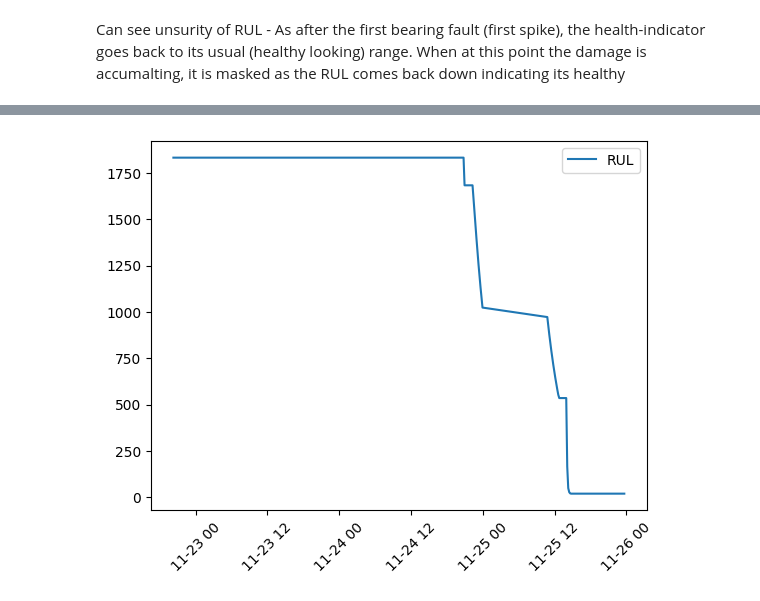
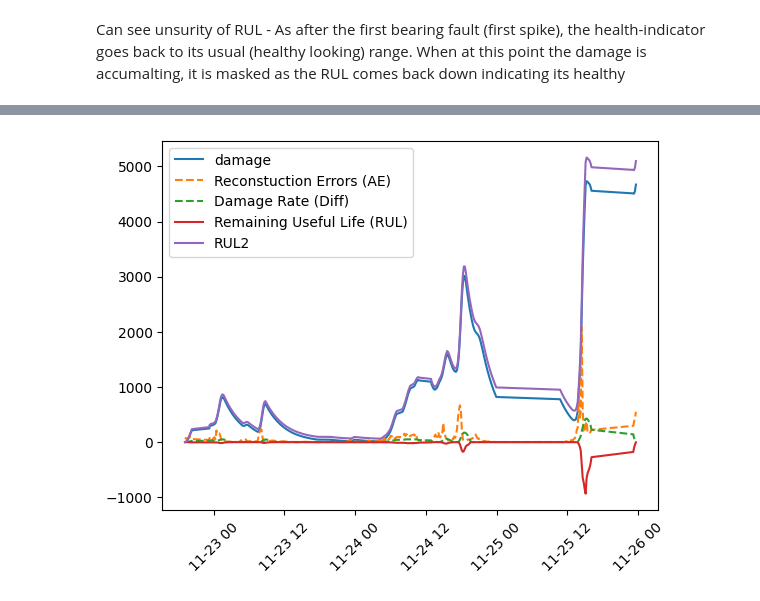
Before and after one commit to Patrick-Wigley/Retrofit-CbM, a Jupyter notebook: PdM/main/AIRULE.ipynb, the cells around one changed output, grey strips where cells are left out. Drawn from its saved outputs; the diff is of its cells as text; code cells hidden in the pictures.

```diff
--- a/PdM/main/AIRULE.ipynb
+++ b/PdM/main/AIRULE.ipynb
@@ -729,6 +736,9 @@ cumsum([1, 3, 5, 7])
 # Temp block - Trial and error (testing block)
 
 print("first anomaly: ", first_abnormal_idx)
+# .95 = Conservative fatigue
+# .97 = slow degradation
+# .99 = safety critical assets ??
 ALPHA = .95
 
 e = np.maximum(smoothed_error - threshold, 0)
@@ -739,47 +749,96 @@ damage.iloc[0] = 0
 for i in range(1, len(e)):
     damage.iloc[i] = (ALPHA * damage.iloc[i-1]) + e.iloc[i]
 
+
+
 # NOTE, the damage increases dramatically over time. Current time writing this note
 # The RUL dimishes more near the end as these are much more impactful
 print("first over threshold value: ", damage.loc[damage>0].index[0], " with value ", damage.loc[damage>0][0] )
-print(damage.loc[damage>0])
+print("\nDamages: ", damage.loc[damage>0])
 # print(damage)#.plot()
 
 # Same damage-rate cacluation (difference between neighbours identifies contiguous changes)
 WINDOW = 10
 damage_rate = damage.diff(WINDOW) / WINDOW
-eps = damage_rate[damage_rate > 0].quantile(.1)
-damage_rate = damage_rate.clip(lower=eps) # clip values to > .000001
+impactful_damage_rate = damage_rate[damage_rate>0]
+lowest_rate_of_change = impactful_damage_rate.quantile(.1)
+highest_rate_of_change = impactful_damage_rate.quantile(.99)
+print("\nLowest rate of change in impactful (>0) data rate: ", lowest_rate_of_change)
+print("Highest rate of change in impactful (>0) data rate: ", highest_rate_of_change)
+
+# Clip Lower bounds - to make smaller damage rates have no impact (damage ranges < .1 quantile, will ?)
+lower_boundary = impactful_damage_rate.quantile(.1)
+# Set (clip) values below the lowest_rate_of_change to this boundary (-2, -1, 2 < 1 -> clip -> 1, 1, 2)
+damage_rate = damage_rate.clip(lower=lower_boundary) # clip values to > .000001
+print("Damage Rage: ", damage_rate)
+
+
 
 # "In historical data, 99.5% of the time damage was below "
-critical_damage_score = damage.quantile(.05)
+critical_damage_score = damage.quantile(.95)
 print("Critical damage score: ", critical_damage_score)
 
 
-active = damage > 0
+active_mask = damage > 0
 RUL = pd.Series(index=damage.index, dtype=float)
-RUL[active] = (critical_damage_score - damage[active]) / damage_rate[active]
+print(RUL[1])
+
+STARTING_SCORE = 0
+damage_rate = damage_rate.loc[first_abnormal_idx:]
+damage_rate_w_memory = damage_rate.cummax()
+print("damage rate with mem: ", damage_rate_w_memory)
+
+
+damage_memory = (damage.cummax())
+RUL2 = damage + damage_rate_w_memory#.quantile(.95)
+
+IMPACT_ON_RUL = .2
+#RUL = (((STARTING_SCORE-damage) / (damage_rate*2)) - (damage - damage_rate_w_memory)) * IMPACT_ON_RUL
+
+RUL = -((((damage + damage_rate_w_memory)*IMPACT_ON_RUL)))
+RUL = -((((smoothed_error+damage_rate_w_memory) * (damage_rate*.002))))
+
+# RUL = -((((smoothed_error / damage_rate))+(damage_rate_w_memory)))
+#RUL = -((((smoothed_error / damage_rate)*IMPACT_ON_RUL)+(damage_rate_w_memory)))
+
+
+RUL = RUL[first_abnormal_idx:]
 # RUL.plot()
 
 # BOOL-Series, Get where confident degration is real
+# Sets true there damage is more than the upper-qauter quantile (top/highest 25% damage scores will be true)
 confidence = (damage > damage.quantile(.75)) #(damage > damage.quantile(.75))
 # RUL.plot()
+print("Confidence: ", confidence)
 
-RUL.loc[confidence] = np.minimum.accumulate(
-    RUL.loc[confidence][::-1]
-)[::-1]
-RUL = RUL.abs()
+print("Confidence is true: ", confidence.loc[confidence].index)
+# RUL.loc[1] = 100
+
+
+# RUL.loc[confidence] = np.maximum.accumulate(
+#     RUL.loc[confidence][::-1]
+# )[::-1]
+# RUL = RUL.abs()
 # RUL.plot()
 
 print("RUL Estimation begins: ", RUL.index[0])
 
-beginning_of_RUL_diminish = RUL[RUL>1750].index[-1]
-print("\nBeginning of dimishinment of RUL ", beginning_of_RUL_diminish)
-print("damage rate at this time: ", damage_rate[beginning_of_RUL_diminish - datetime.timedelta(hours=0)])
-# I dunno
+if False:
+    beginning_of_RUL_diminish = RUL[RUL>1750].index[-1]
+    print("\nBeginning of dimishinment of RUL ", beginning_of_RUL_diminish)
+    print("damage rate at this time: ", damage_rate[beginning_of_RUL_diminish - datetime.timedelta(hours=0)])
+    # I dunno
 
-# plt.plot(damage_rate, label="Damage Rate")
-plt.plot(RUL, label="RUL")
+
+print(RUL.index[0])
+
+#plt.subplot2grid((2,1))
+plt.plot(damage.loc[first_abnormal_idx:], label="damage")
+plt.plot(error_series.loc[first_abnormal_idx:], label="Reconstuction Errors (AE)", linestyle="--")
+plt.plot(damage_rate.loc[first_abnormal_idx:], label="Damage Rate (Diff)", linestyle="--")
+plt.plot(RUL, label="Remaining Useful Life (RUL)")
+plt.plot(RUL2, label="RUL2")
+# plt.plot(test, label="Damage Rate with Memory")
 plt.legend()
 plt.xticks(rotation=45)
 plt.show()
@@ -806,4 +863,4 @@ damage rate at this time:  35.58181810032855
-[figure, old version]
+[figure, new version]
 # %%
 damage = smoothed_error.copy()
 # Set Non-Impactful rows (below threshold) to 0 - This brings ALL erros down by (-threshold)
```
Also changed, not shown: parts of 15 cells of this notebook, 2 other files.
